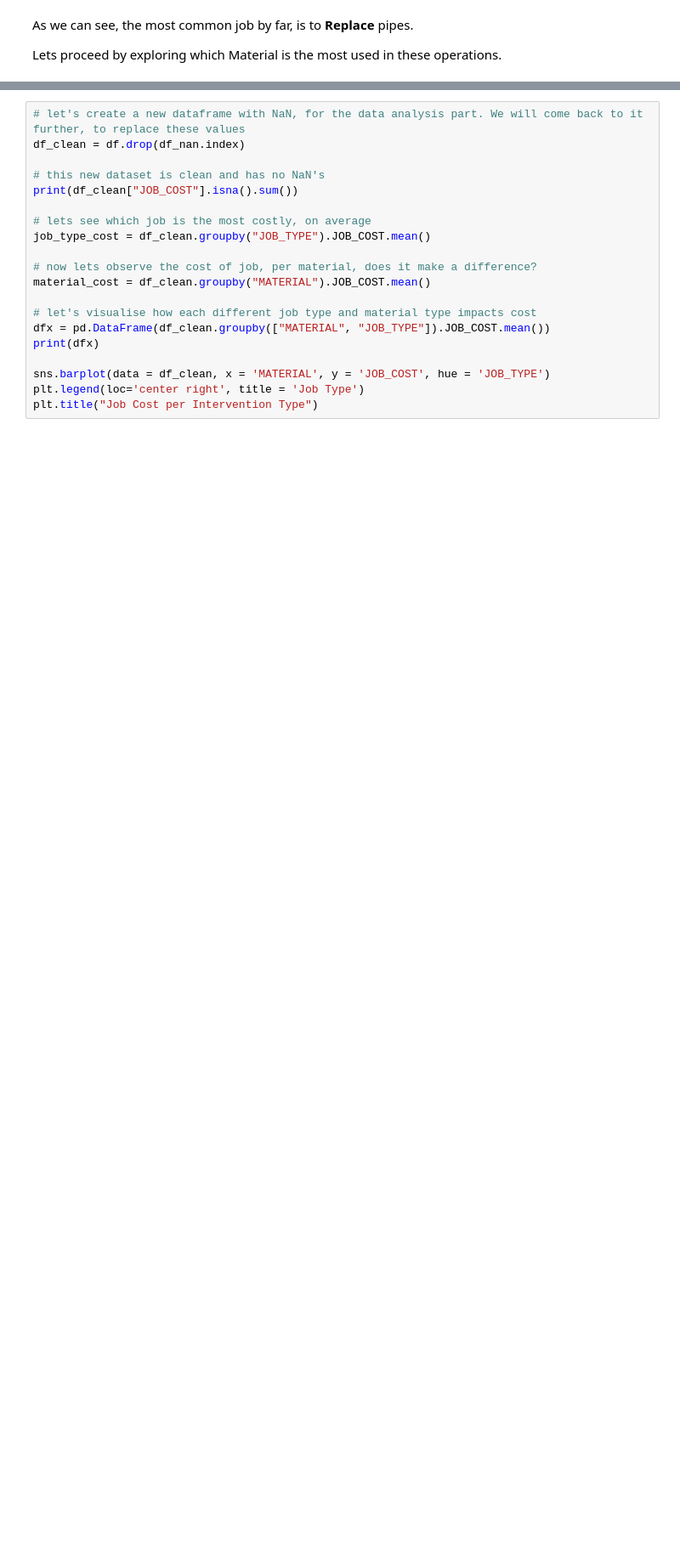
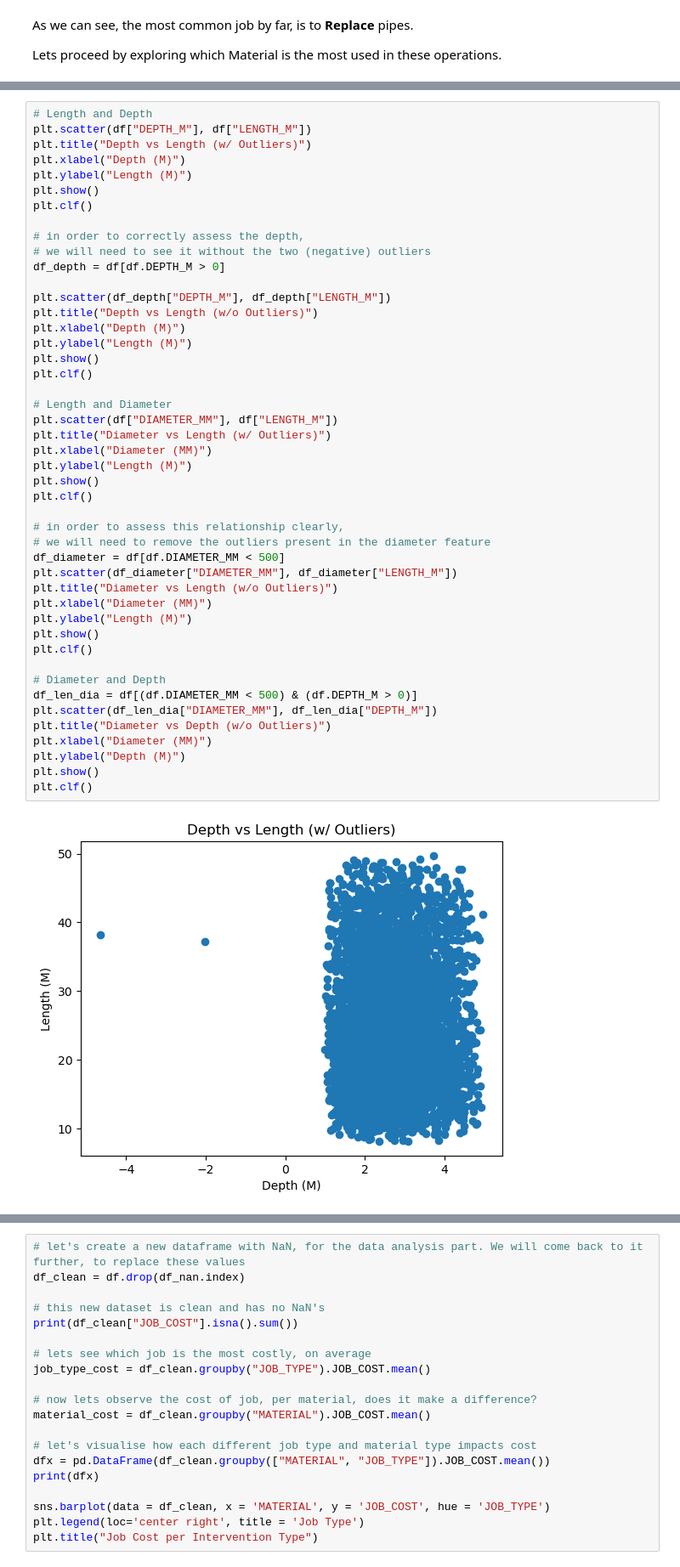
Before and after one commit to JCraveiro13/Python-Repository, a Jupyter notebook: pipe-installation-cost-analysis.ipynb, the cells around one changed output, grey strips where cells are left out. Shown: that part at 85% size. Saved outputs shown, nothing was run; the diff lists cells and outputs as text; blank space fills up the shorter version.

```diff
--- a/pipe-installation-cost-analysis.ipynb
+++ b/pipe-installation-cost-analysis.ipynb
@@ -149,0 +208,48 @@ Replace   1811  989  709       3509
+# %%
+# Length and Depth
+plt.scatter(df["DEPTH_M"], df["LENGTH_M"])
+plt.title("Depth vs Length (w/ Outliers)")
+plt.xlabel("Depth (M)")
+plt.ylabel("Length (M)")
+plt.show()
+plt.clf()
+
+# in order to correctly assess the depth,
+# we will need to see it without the two (negative) outliers
+df_depth = df[df.DEPTH_M > 0]
+
+plt.scatter(df_depth["DEPTH_M"], df_depth["LENGTH_M"])
+plt.title("Depth vs Length (w/o Outliers)")
+plt.xlabel("Depth (M)")
+plt.ylabel("Length (M)")
+plt.show()
+plt.clf()
+
+# Length and Diameter
+plt.scatter(df["DIAMETER_MM"], df["LENGTH_M"])
+plt.title("Diameter vs Length (w/ Outliers)")
+plt.xlabel("Diameter (MM)")
+plt.ylabel("Length (M)")
+plt.show()
+plt.clf()
+
+# in order to assess this relationship clearly,
+# we will need to remove the outliers present in the diameter feature
+df_diameter = df[df.DIAMETER_MM < 500]
+plt.scatter(df_diameter["DIAMETER_MM"], df_diameter["LENGTH_M"])
+plt.title("Diameter vs Length (w/o Outliers)")
+plt.xlabel("Diameter (MM)")
+plt.ylabel("Length (M)")
+plt.show()
+plt.clf()
+
+# Diameter and Depth
+df_len_dia = df[(df.DIAMETER_MM < 500) & (df.DEPTH_M > 0)]
+plt.scatter(df_len_dia["DIAMETER_MM"], df_len_dia["DEPTH_M"])
+plt.title("Diameter vs Depth (w/o Outliers)")
+plt.xlabel("Diameter (MM)")
+plt.ylabel("Depth (M)")
+plt.show()
+plt.clf()
+# %% [output]
+[figure, added]
```
Also changed, not shown: parts of 31 cells of this notebook.
